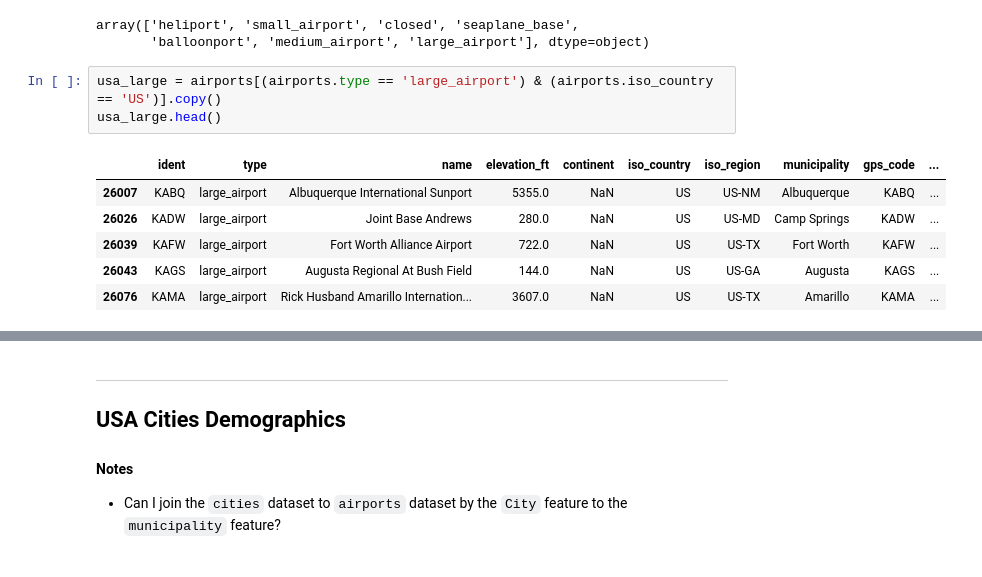
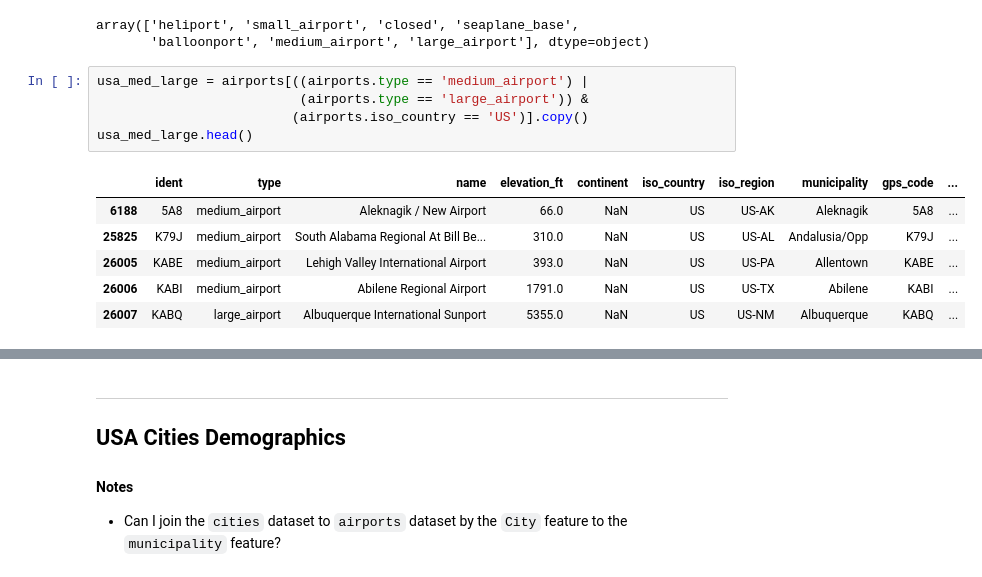
Before and after one commit to Morgan-Sell/usa-tourism-etl, a Jupyter notebook: eda_project_scope.ipynb, the cells around one changed output, grey strips where cells are left out. Cells and saved outputs as stored; diff of their text form.

```diff
--- a/eda_project_scope.ipynb
+++ b/eda_project_scope.ipynb
@@ -33,12 +36,14 @@ airports.type.unique()
 array(['heliport', 'small_airport', 'closed', 'seaplane_base',
        'balloonport', 'medium_airport', 'large_airport'], dtype=object)
 # %%
-usa_large = airports[(airports.type == 'large_airport') & (airports.iso_country == 'US')].copy()
-usa_large.head()
+usa_med_large = airports[((airports.type == 'medium_airport') |
+                          (airports.type == 'large_airport')) &
+                         (airports.iso_country == 'US')].copy()
+usa_med_large.head()
 # %% [output]
 |  | ident | type | name | elevation_ft | continent | iso_country | iso_region | municipality | gps_code | ... |
+| 6188 | 5A8 | medium_airport | Aleknagik / New Airport | 66.0 | NaN | US | US-AK | Aleknagik | 5A8 | ... |
+| 25825 | K79J | medium_airport | South Alabama Regional At Bill Be... | 310.0 | NaN | US | US-AL | Andalusia/Opp | K79J | ... |
+| 26005 | KABE | medium_airport | Lehigh Valley International Airport | 393.0 | NaN | US | US-PA | Allentown | KABE | ... |
+| 26006 | KABI | medium_airport | Abilene Regional Airport | 1791.0 | NaN | US | US-TX | Abilene | KABI | ... |
 | 26007 | KABQ | large_airport | Albuquerque International Sunport | 5355.0 | NaN | US | US-NM | Albuquerque | KABQ | ... |
-| 26026 | KADW | large_airport | Joint Base Andrews | 280.0 | NaN | US | US-MD | Camp Springs | KADW | ... |
-| 26039 | KAFW | large_airport | Fort Worth Alliance Airport | 722.0 | NaN | US | US-TX | Fort Worth | KAFW | ... |
-| 26043 | KAGS | large_airport | Augusta Regional At Bush Field | 144.0 | NaN | US | US-GA | Augusta | KAGS | ... |
-| 26076 | KAMA | large_airport | Rick Husband Amarillo Internation... | 3607.0 | NaN | US | US-TX | Amarillo | KAMA | ... |
```
Also changed, not shown: parts of 10 cells of this notebook, 3 other files.
